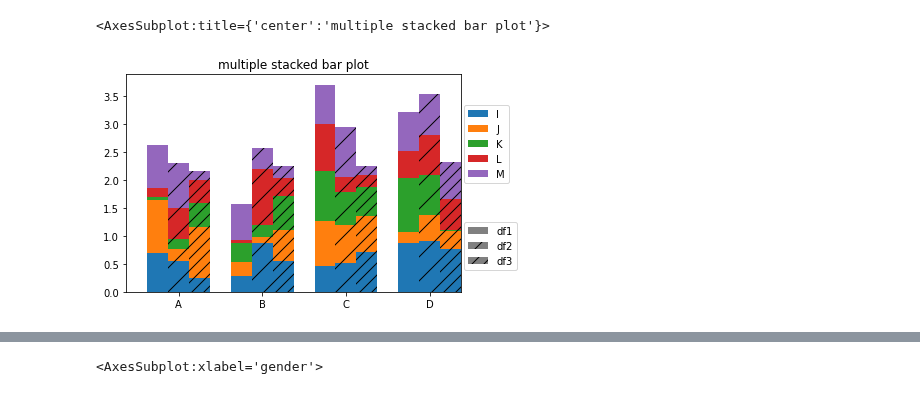
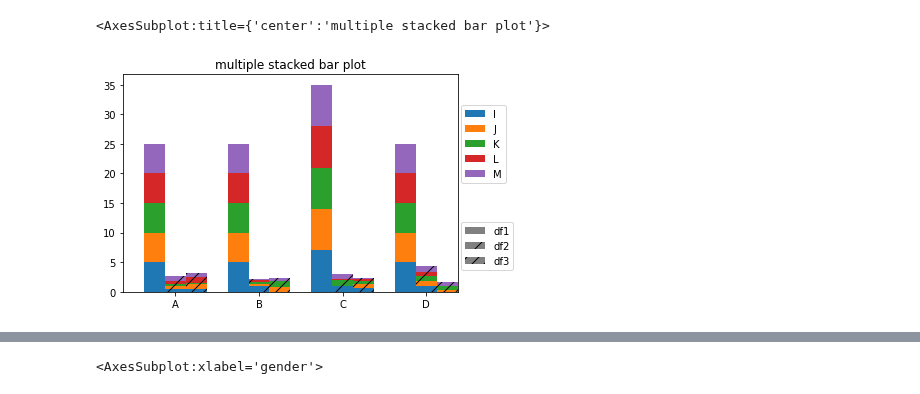
Before and after one commit to jasonmrimer/cse590-machine-learning, a Jupyter notebook: final-project/classifiers/graph.ipynb, the cells around one changed output, grey strips where cells are left out. Saved outputs shown, nothing was run; the diff lists cells and outputs as text; code cells hidden in the pictures.

Commit message:
data in for graph, work colors and labels

```diff
--- a/final-project/classifiers/graph.ipynb
+++ b/final-project/classifiers/graph.ipynb
@@ -44,35 +44,40 @@ H is the hatch used for identification of the different dataframe"""
     for i in range(n_df):
         n.append(axe.bar(0, 0, color="gray", hatch=H * i))
 
     l1 = axe.legend(h[:n_col], l[:n_col], loc=[1.01, 0.5])
     if labels is not None:
         l2 = plt.legend(n, labels, loc=[1.01, 0.1])
     axe.add_artist(l1)
     return axe
 
 
 # create fake dataframes
 df1 = pd.DataFrame(
-    np.random.rand(4, 5),
+    [
+        [5, 5, 5, 5, 5],
+        [5, 5, 5, 5, 5],
+        [7, 7, 7, 7, 7],
+        [5, 5, 5, 5, 5],
+    ],
     index=["A", "B", "C", "D"],
     columns=["I", "J", "K", "L", "M"]
 )
 df2 = pd.DataFrame(
     np.random.rand(4, 5),
     index=["A", "B", "C", "D"],
     columns=["I", "J", "K", "L", "M"]
 )
 df3 = pd.DataFrame(
     np.random.rand(4, 5),
     index=["A", "B", "C", "D"],
     columns=["I", "J", "K", "L", "M"]
 )
 
 # Then, just call :
 plot_clustered_stacked([df1, df2, df3], ["df1", "df2", "df3"])
 # %% [output]
 <AxesSubplot:title={'center':'multiple stacked bar plot'}>
-[figure, old version]
+[figure, new version]
 # %%
 from itertools import islice, cycle
 import pandas as pd
```
Also changed, not shown: parts of 1 cell of this notebook.
